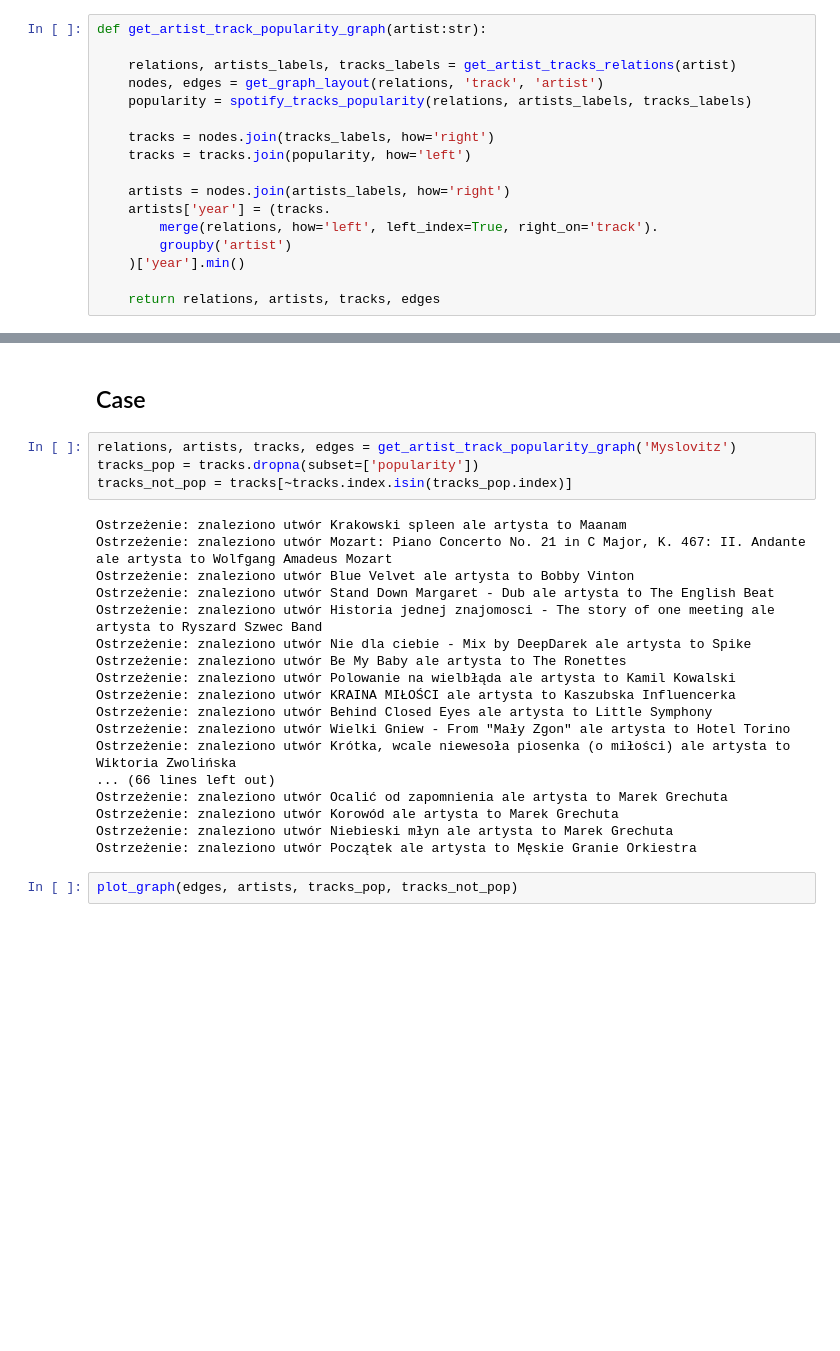
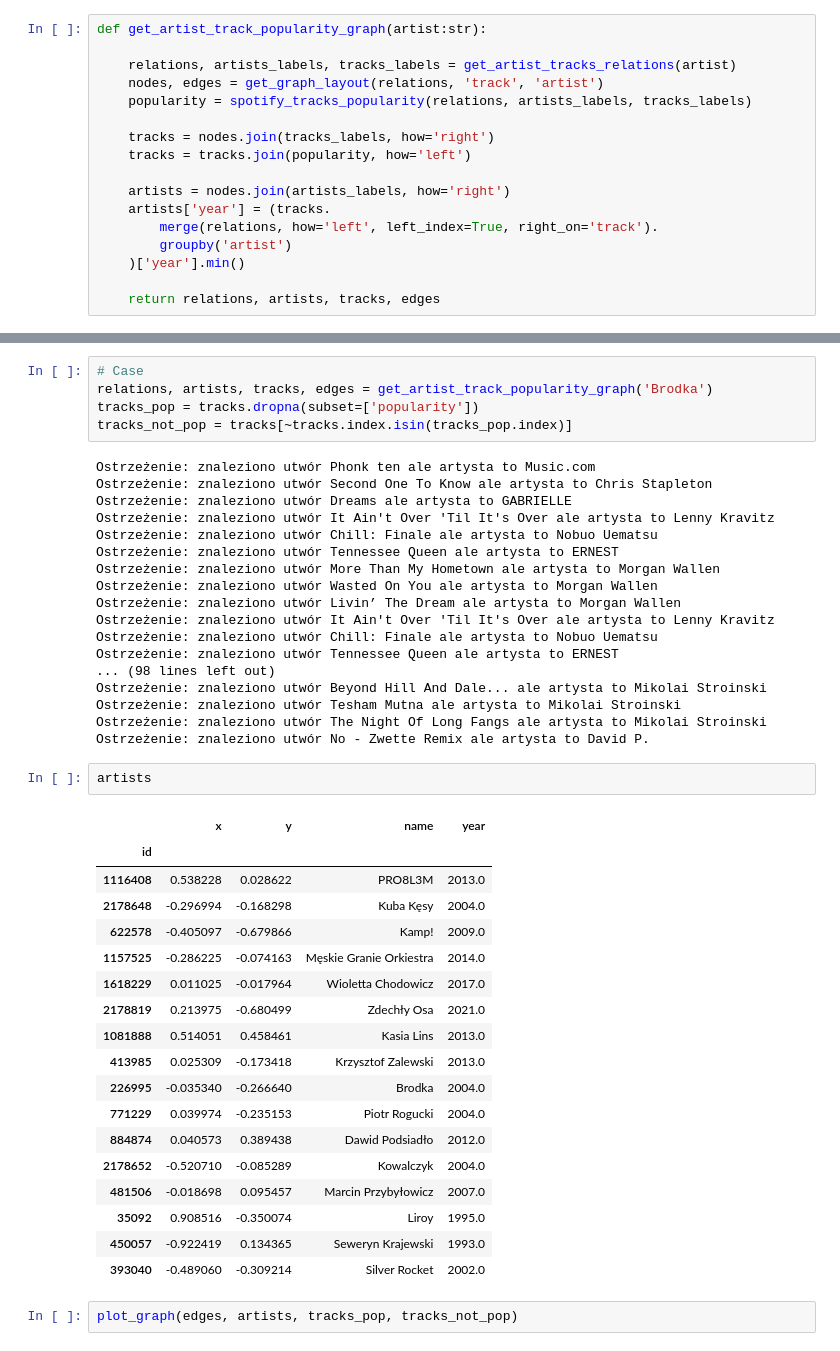
Before and after one commit to adamAfro/musicsql, a Jupyter notebook: graph.Poland.ipynb, the cells around one changed output, grey strips where cells are left out. Cells and saved outputs as stored; diff of their text form; blank space fills up the shorter version.

```diff
--- a/graph.Poland.ipynb
+++ b/graph.Poland.ipynb
@@ -385,29 +377,49 @@ def plot_graph(edges, artists, tracks_pop, tracks_not_pop):
     ))
 
     return fig
-# %% [markdown]
-## Case
 # %%
-relations, artists, tracks, edges = get_artist_track_popularity_graph('Myslovitz')
+# Case
+relations, artists, tracks, edges = get_artist_track_popularity_graph('Brodka')
 tracks_pop = tracks.dropna(subset=['popularity'])
 tracks_not_pop = tracks[~tracks.index.isin(tracks_pop.index)]
 # %% [output]
-Ostrzeżenie: znaleziono utwór Krakowski spleen ale artysta to Maanam
-Ostrzeżenie: znaleziono utwór Mozart: Piano Concerto No. 21 in C Major, K. 467: II. Andante ale artysta to Wolfgang Amadeus Mozart
-Ostrzeżenie: znaleziono utwór Blue Velvet ale artysta to Bobby Vinton
-Ostrzeżenie: znaleziono utwór Stand Down Margaret - Dub ale artysta to The English Beat
-Ostrzeżenie: znaleziono utwór Historia jednej znajomosci - The story of one meeting ale artysta to Ryszard Szwec Band
-Ostrzeżenie: znaleziono utwór Nie dla ciebie - Mix by DeepDarek ale artysta to Spike
-Ostrzeżenie: znaleziono utwór Be My Baby ale artysta to The Ronettes
-Ostrzeżenie: znaleziono utwór Polowanie na wielbłąda ale artysta to Kamil Kowalski
-Ostrzeżenie: znaleziono utwór KRAINA MIŁOŚCI ale artysta to Kaszubska Influencerka
-Ostrzeżenie: znaleziono utwór Behind Closed Eyes ale artysta to Little Symphony
-Ostrzeżenie: znaleziono utwór Wielki Gniew - From "Mały Zgon" ale artysta to Hotel Torino
-Ostrzeżenie: znaleziono utwór Krótka, wcale niewesoła piosenka (o miłości) ale artysta to Wiktoria Zwolińska
-... (66 lines left out)
-Ostrzeżenie: znaleziono utwór Ocalić od zapomnienia ale artysta to Marek Grechuta
-Ostrzeżenie: znaleziono utwór Korowód ale artysta to Marek Grechuta
-Ostrzeżenie: znaleziono utwór Niebieski młyn ale artysta to Marek Grechuta
-Ostrzeżenie: znaleziono utwór Początek ale artysta to Męskie Granie Orkiestra
+Ostrzeżenie: znaleziono utwór Phonk ten ale artysta to Music.com
+Ostrzeżenie: znaleziono utwór Second One To Know ale artysta to Chris Stapleton
+Ostrzeżenie: znaleziono utwór Dreams ale artysta to GABRIELLE
+Ostrzeżenie: znaleziono utwór It Ain't Over 'Til It's Over ale artysta to Lenny Kravitz
+Ostrzeżenie: znaleziono utwór Chill: Finale ale artysta to Nobuo Uematsu
+Ostrzeżenie: znaleziono utwór Tennessee Queen ale artysta to ERNEST
+Ostrzeżenie: znaleziono utwór More Than My Hometown ale artysta to Morgan Wallen
+Ostrzeżenie: znaleziono utwór Wasted On You ale artysta to Morgan Wallen
+Ostrzeżenie: znaleziono utwór Livin’ The Dream ale artysta to Morgan Wallen
+Ostrzeżenie: znaleziono utwór It Ain't Over 'Til It's Over ale artysta to Lenny Kravitz
+Ostrzeżenie: znaleziono utwór Chill: Finale ale artysta to Nobuo Uematsu
+Ostrzeżenie: znaleziono utwór Tennessee Queen ale artysta to ERNEST
+... (98 lines left out)
+Ostrzeżenie: znaleziono utwór Beyond Hill And Dale... ale artysta to Mikolai Stroinski
+Ostrzeżenie: znaleziono utwór Tesham Mutna ale artysta to Mikolai Stroinski
+Ostrzeżenie: znaleziono utwór The Night Of Long Fangs ale artysta to Mikolai Stroinski
+Ostrzeżenie: znaleziono utwór No - Zwette Remix ale artysta to David P.
+# %%
+artists
+# %% [output]
+|  | x | y | name | year |
+| id |  |  |  |  |
+| 1116408 | 0.538228 | 0.028622 | PRO8L3M | 2013.0 |
+| 2178648 | -0.296994 | -0.168298 | Kuba Kęsy | 2004.0 |
+| 622578 | -0.405097 | -0.679866 | Kamp! | 2009.0 |
+| 1157525 | -0.286225 | -0.074163 | Męskie Granie Orkiestra | 2014.0 |
+| 1618229 | 0.011025 | -0.017964 | Wioletta Chodowicz | 2017.0 |
+| 2178819 | 0.213975 | -0.680499 | Zdechły Osa | 2021.0 |
+| 1081888 | 0.514051 | 0.458461 | Kasia Lins | 2013.0 |
+| 413985 | 0.025309 | -0.173418 | Krzysztof Zalewski | 2013.0 |
+| 226995 | -0.035340 | -0.266640 | Brodka | 2004.0 |
+| 771229 | 0.039974 | -0.235153 | Piotr Rogucki | 2004.0 |
+| 884874 | 0.040573 | 0.389438 | Dawid Podsiadło | 2012.0 |
+| 2178652 | -0.520710 | -0.085289 | Kowalczyk | 2004.0 |
+| 481506 | -0.018698 | 0.095457 | Marcin Przybyłowicz | 2007.0 |
+| 35092 | 0.908516 | -0.350074 | Liroy | 1995.0 |
+| 450057 | -0.922419 | 0.134365 | Seweryn Krajewski | 1993.0 |
+| 393040 | -0.489060 | -0.309214 | Silver Rocket | 2002.0 |
 # %%
 plot_graph(edges, artists, tracks_pop, tracks_not_pop)
```
Also changed, not shown: parts of 16 cells of this notebook.
